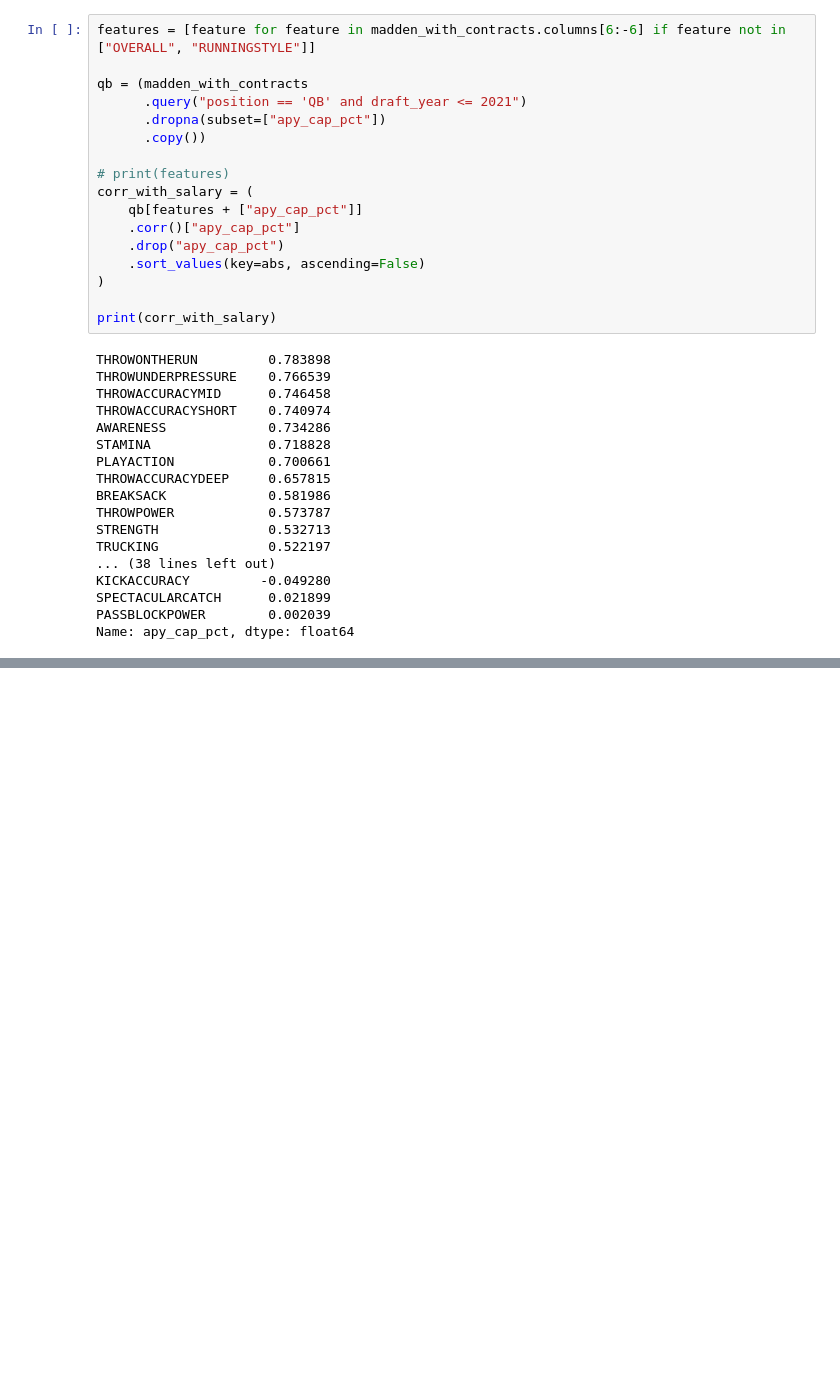
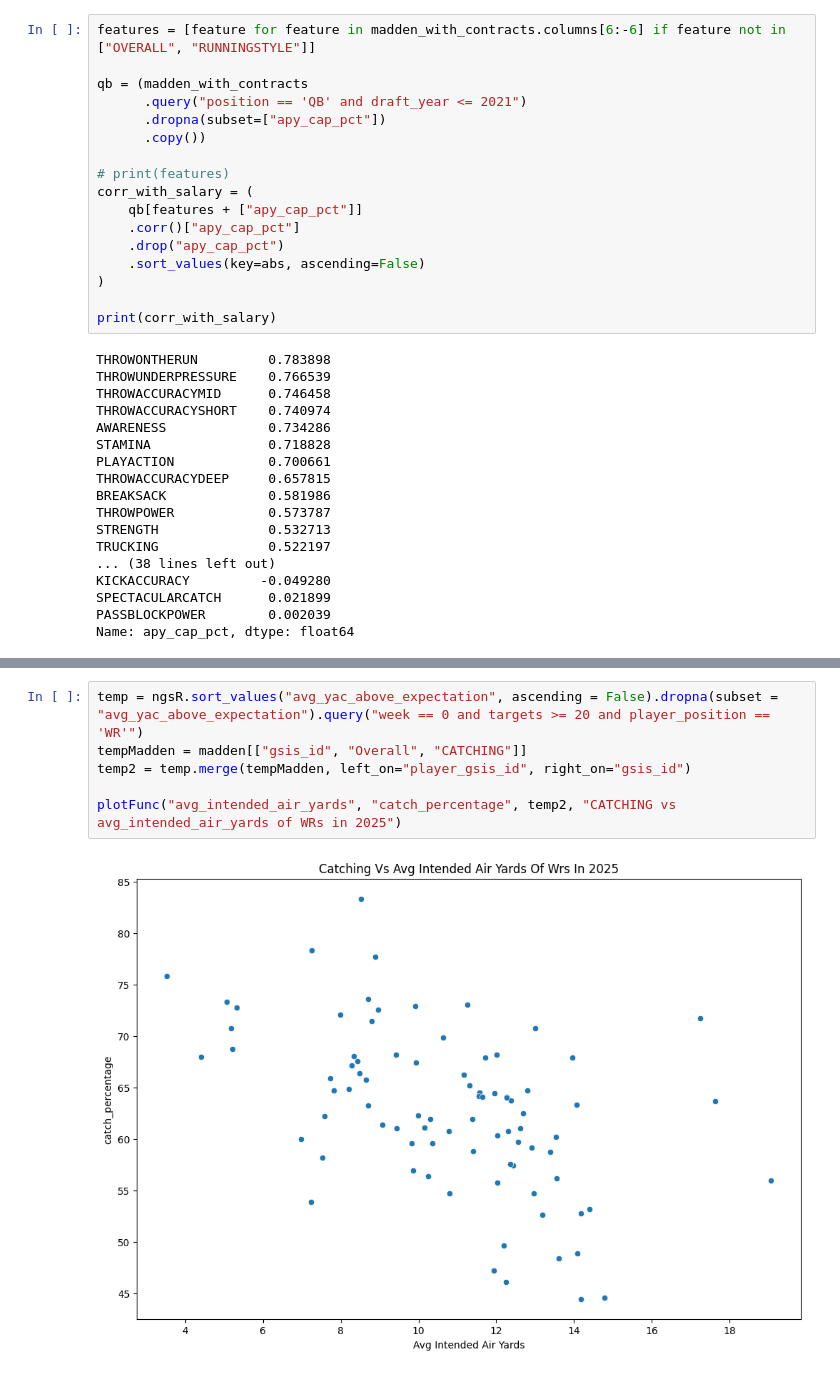
Before and after one commit to CharlieHubbard7/NFLResearch, a Jupyter notebook: NFL_Research_(5_26_26).ipynb, the cells around one changed output, grey strips where cells are left out. Saved outputs shown, nothing was run; the diff lists cells and outputs as text; blank space fills up the shorter version.

```diff
--- a/NFL_Research_(5_26_26).ipynb
+++ b/NFL_Research_(5_26_26).ipynb
@@ -699,0 +774,8 @@ Name: apy_cap_pct, dtype: float64
+# %%
+temp = ngsR.sort_values("avg_yac_above_expectation", ascending = False).dropna(subset = "avg_yac_above_expectation").query("week == 0 and targets >= 20 and player_position == 'WR'")
+tempMadden = madden[["gsis_id", "Overall", "CATCHING"]]
+temp2 = temp.merge(tempMadden, left_on="player_gsis_id", right_on="gsis_id")
+
+plotFunc("avg_intended_air_yards", "catch_percentage", temp2, "CATCHING vs avg_intended_air_yards of WRs in 2025")
+# %% [output]
+[figure, added]
```
Also changed, not shown: parts of 27 cells of this notebook.
